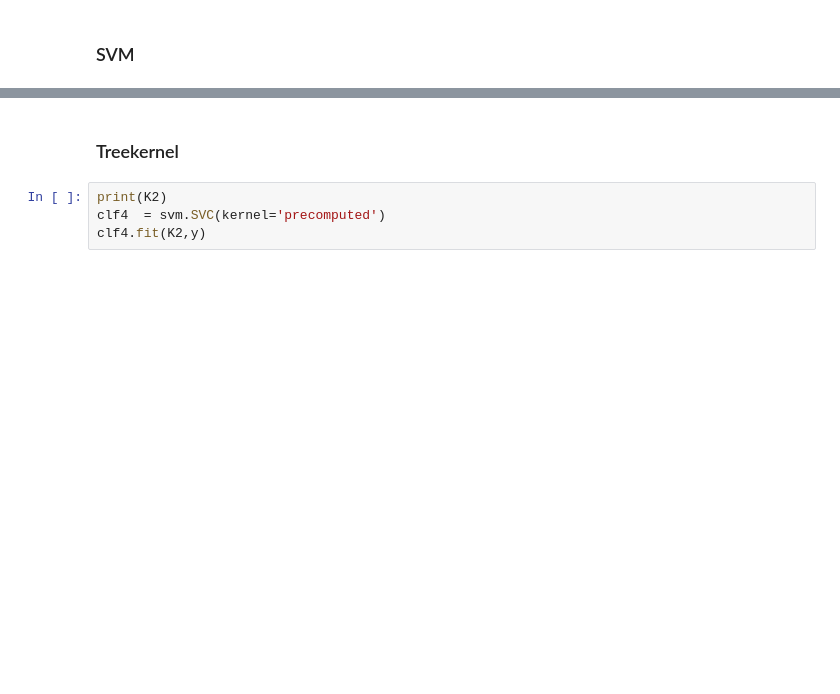
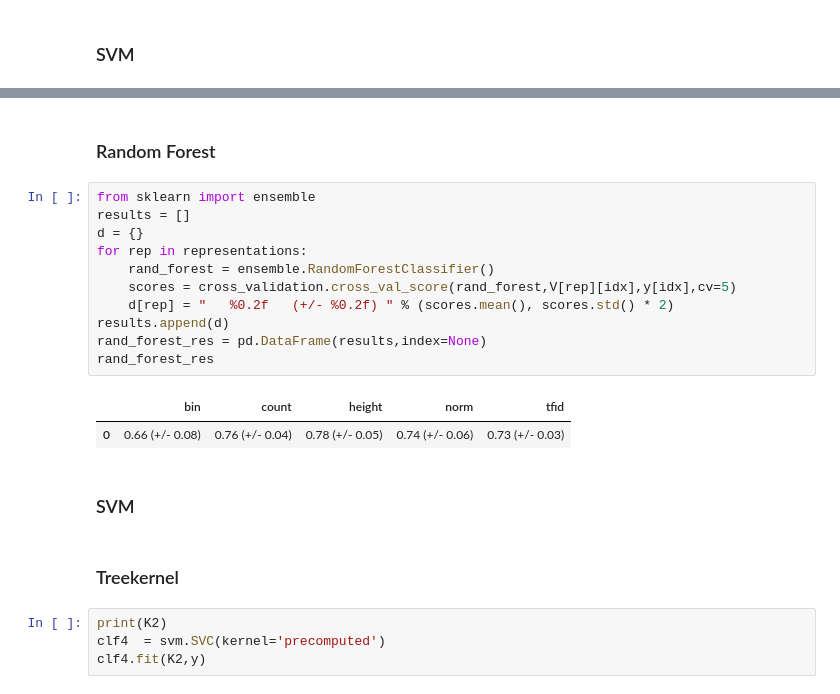
Before and after one commit to emited/discourseAnalysis, a Jupyter notebook: code/experiments.ipynb, the cells around one changed output, grey strips where cells are left out. Cells and saved outputs as stored; diff of their text form; blank space fills up the shorter version.

```diff
--- a/code/experiments.ipynb
+++ b/code/experiments.ipynb
@@ -90,3 +52,21 @@ KeyboardInterrupt:
+# %% [markdown]
+### Random Forest
+# %%
+from sklearn import ensemble
+results = []
+d = {}
+for rep in representations:
+    rand_forest = ensemble.RandomForestClassifier()
+    scores = cross_validation.cross_val_score(rand_forest,V[rep][idx],y[idx],cv=5)
+    d[rep] = "   %0.2f   (+/- %0.2f) " % (scores.mean(), scores.std() * 2)
+results.append(d)
+rand_forest_res = pd.DataFrame(results,index=None)
+rand_forest_res
+# %% [output]
+|  | bin | count | height | norm | tfid |
+| 0 | 0.66 (+/- 0.08) | 0.76 (+/- 0.04) | 0.78 (+/- 0.05) | 0.74 (+/- 0.06) | 0.73 (+/- 0.03) |
+# %% [markdown]
+### SVM
 # %% [markdown]
 ### Treekernel
 # %%
```
Also changed, not shown: parts of 13 cells of this notebook.
